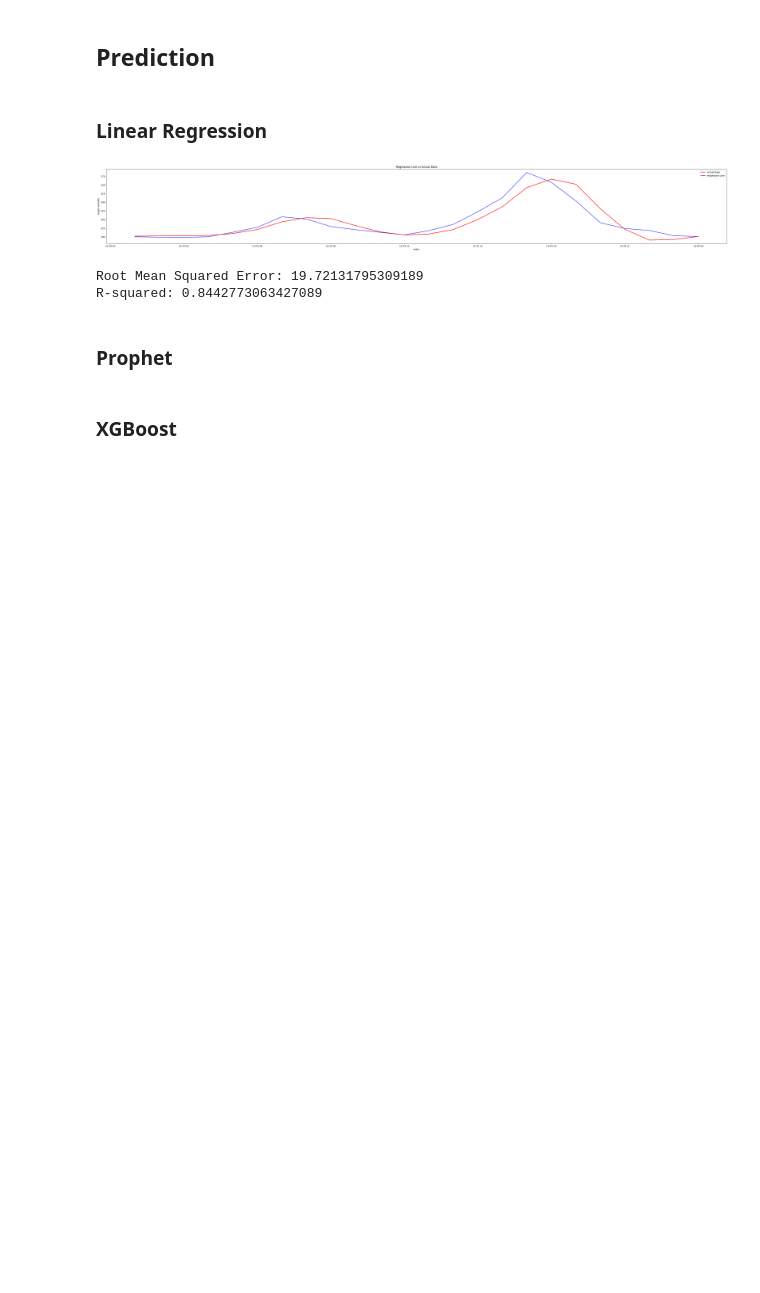
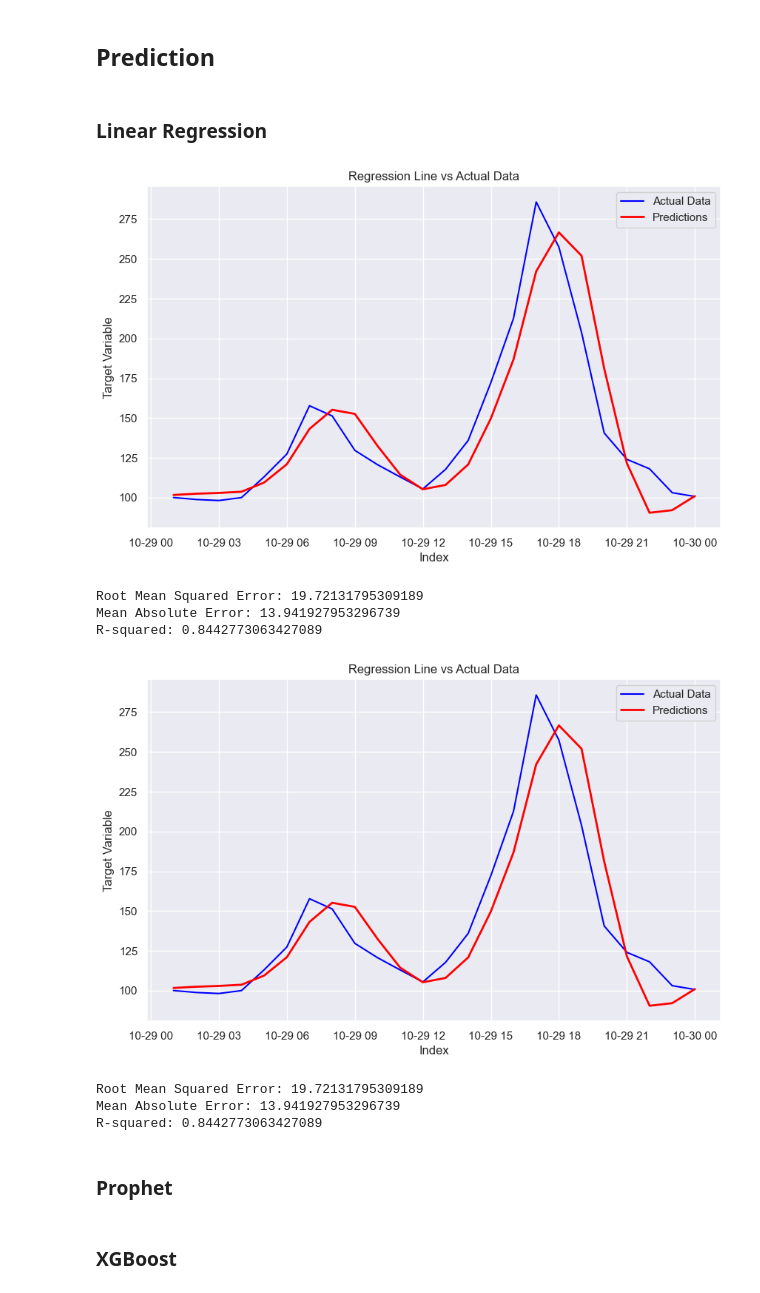
Before and after one commit to YukaNakamoto/LSDI-Project-, a Jupyter notebook: hand_in/notebook.ipynb, the cells around one changed output. Saved outputs shown, nothing was run; the diff lists cells and outputs as text; code cells hidden in the pictures; blank space fills up the shorter version.

```diff
--- a/hand_in/notebook.ipynb
+++ b/hand_in/notebook.ipynb
@@ -9,7 +10,7 @@ from src.feature import create_features, split
 from src.prediction import linear_regression, predict_return_mae, predict_return_mse
 from src.plot import plot_merged_datasets, feature_importance, plot_predicted
 # %%
-price_interval, prediction_date_picker, eval_size =  get_config_widgets()
+price_interval, prediction_date_picker, eval_size, standardize =  get_config_widgets()
 # %% [output]
 IntRangeSlider(value=(-74, 222), continuous_update=False, description='Energy Price Interval', max=900, min=-4…
 DatePicker(value=None, description='Prediction Date', step=1)
@@ -37,3 +21,7 @@ z_merged_ex_out_df, z_actual_ex_out_price_df, actual_price_ex_out_scaler = stand
+# %%
+merged_df, e_price_df = get_datasets()
+
+standardized_merged_df, standardized_e_price_df, e_price_scaler = standardize_data(merged_df.copy(), e_price_df.copy())
 # %% [markdown]
 ## Feature Selection
 # %%
@@ -44,12 +32,18 @@ VBox(children=(Checkbox(value=True, description='hour'), Checkbox(value=True, de
 [interactive output not drawn]
 # %%
 selected_features = get_features()
-
-FEATURES =  default_features if not selected_features else selected_features
+FEATURES = default_features if not selected_features else selected_features
 
 TARGET = merged_df["Price"]
+TARGET_STANDARDIZED = standardized_merged_df["Price"]
 
-features_df = create_features(merged_df)[FEATURES]
-combined_df = pd.concat([features_df, TARGET], axis=1)
+features_df = create_features(merged_df)
+features_standardized_df = create_standardized_features(standardized_merged_df, e_price_scaler)
+
+combined_df = pd.concat([features_df[FEATURES], TARGET], axis=1)
+combined_standardized_df = pd.concat([features_standardized_df[FEATURES], TARGET_STANDARDIZED], axis=1)
+
+
 train, eval, test, SPLIT_DATE_EVAL, SPLIT_DATE_TEST = split(combined_df,eval_size.value)
+train_standardized, eval_standardized, test_standardized, _, _ = split(combined_standardized_df,eval_size.value)
 # %%
@@ -72,11 +97,17 @@ y_val = eval[TARGET]
 # %% [markdown]
 ### Linear Regression
 # %%
-linear_regression(X_train, y_train, X_test, y_test)
+linear_regression(X_train, y_train, X_test, y_test, scalar)
+linear_regression(X_train_XGB, y_train_XGB, X_test_XGB, y_test_XGB, scalar)
 # %% [output]
-[figure, old version]
+[figure, new version]
 Root Mean Squared Error: 19.72131795309189
+Mean Absolute Error: 13.941927953296739
 R-squared: 0.8442773063427089
+[figure, added]
+Root Mean Squared Error: 19.72131795309189
+Mean Absolute Error: 13.941927953296739
+R-squared: 0.8442773063427089
 # %% [markdown]
 ### Prophet
 # %% [markdown]
```
Also changed, not shown: parts of 9 cells of this notebook, 5 other files.
